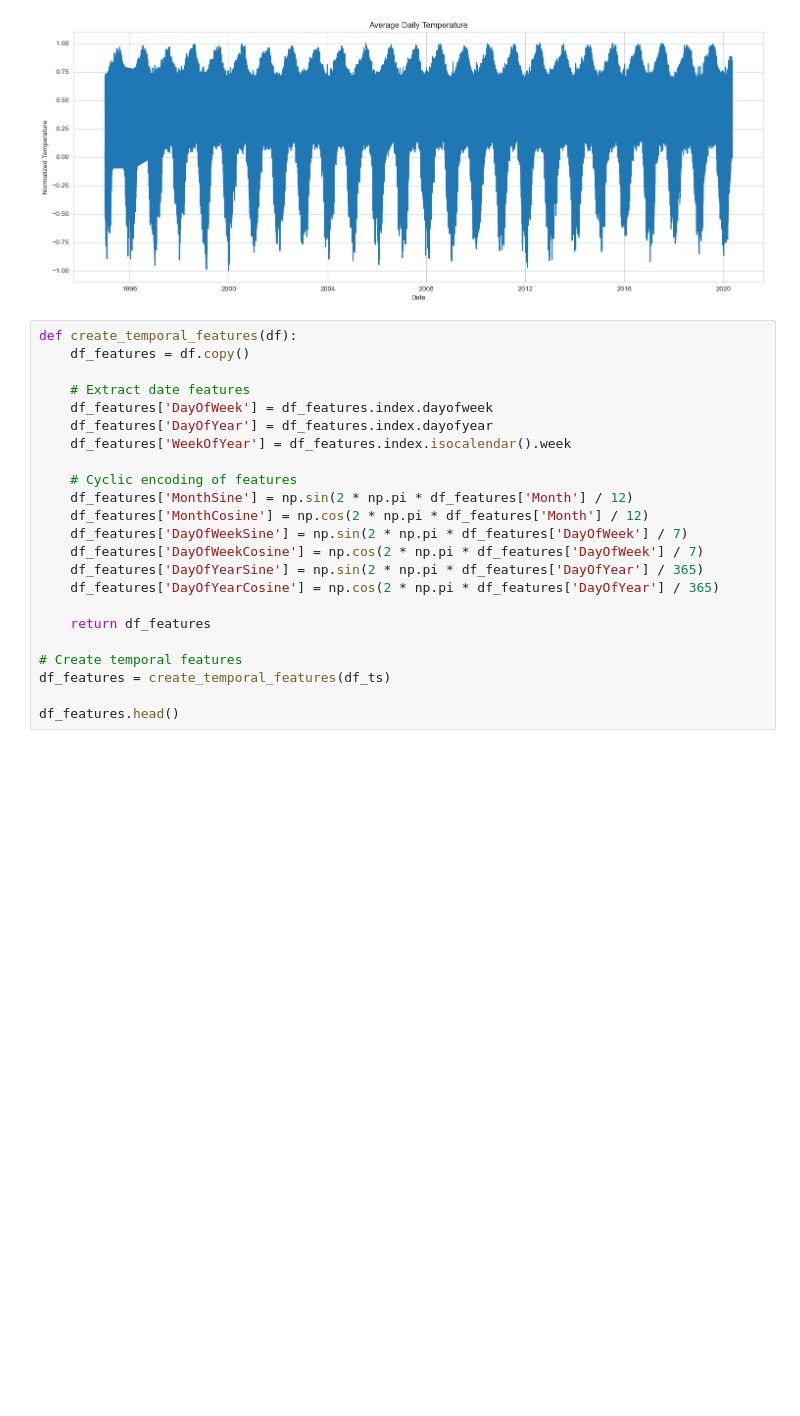
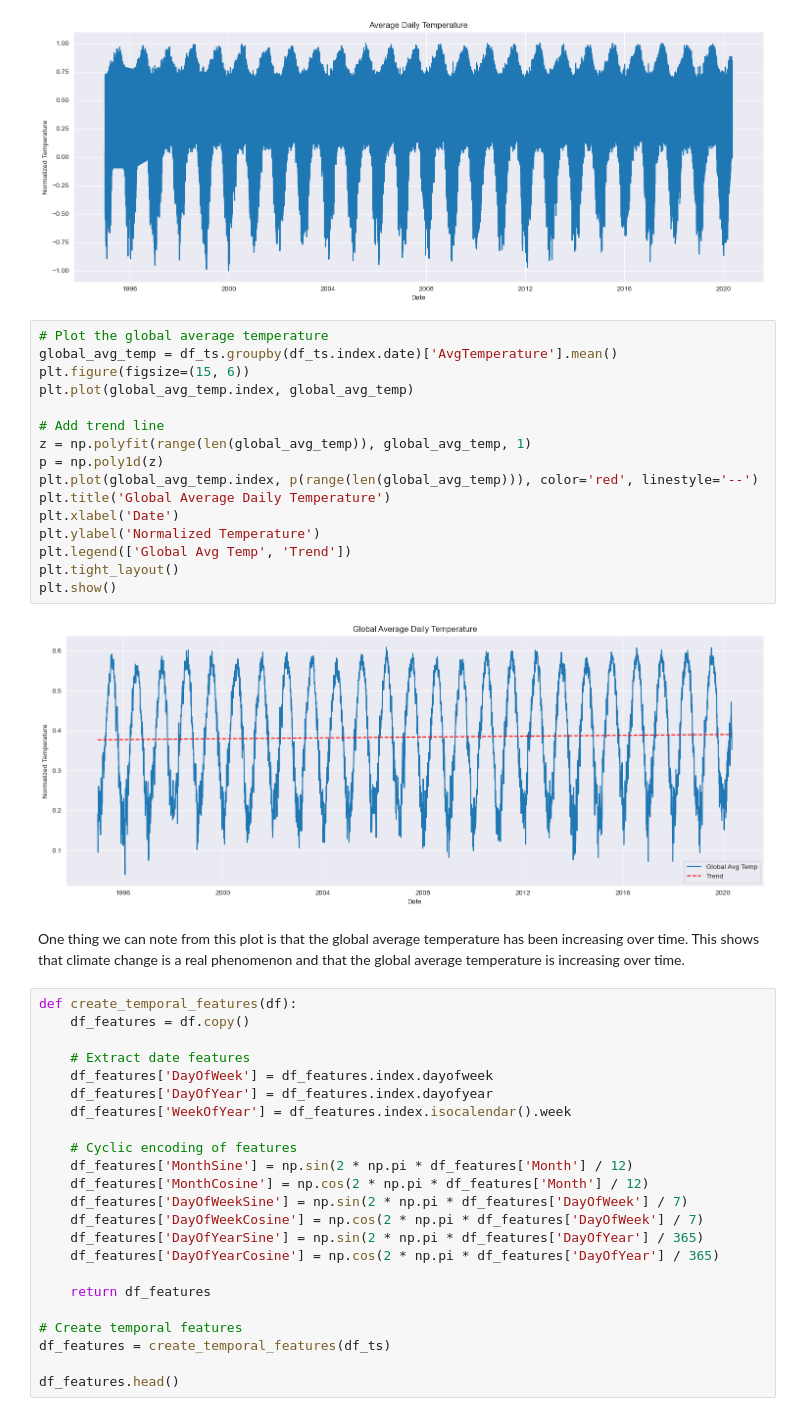
Before and after one commit to wrongsyntax/ECE447-ProjectA, a Jupyter notebook: main.ipynb, the cells around one changed output. Cells and saved outputs as stored; diff of their text form; blank space fills up the shorter version.

```diff
--- a/main.ipynb
+++ b/main.ipynb
@@ -464,6 +489,26 @@ plt.tight_layout()
 plt.show()
 # %% [output]
 [figure]
+# %%
+# Plot the global average temperature
+global_avg_temp = df_ts.groupby(df_ts.index.date)['AvgTemperature'].mean()
+plt.figure(figsize=(15, 6))
+plt.plot(global_avg_temp.index, global_avg_temp)
+
+# Add trend line
+z = np.polyfit(range(len(global_avg_temp)), global_avg_temp, 1)
+p = np.poly1d(z)
+plt.plot(global_avg_temp.index, p(range(len(global_avg_temp))), color='red', linestyle='--')
+plt.title('Global Average Daily Temperature')
+plt.xlabel('Date')
+plt.ylabel('Normalized Temperature')
+plt.legend(['Global Avg Temp', 'Trend'])
+plt.tight_layout()
+plt.show()
+# %% [output]
+[figure, added]
+# %% [markdown]
+One thing we can note from this plot is that the global average temperature has been increasing over time. This shows that climate change is a real phenomenon and that the global average temperature is increasing over time.
 # %%
 def create_temporal_features(df):
     df_features = df.copy()
```
Also changed, not shown: parts of 19 cells of this notebook, 1 other file.
